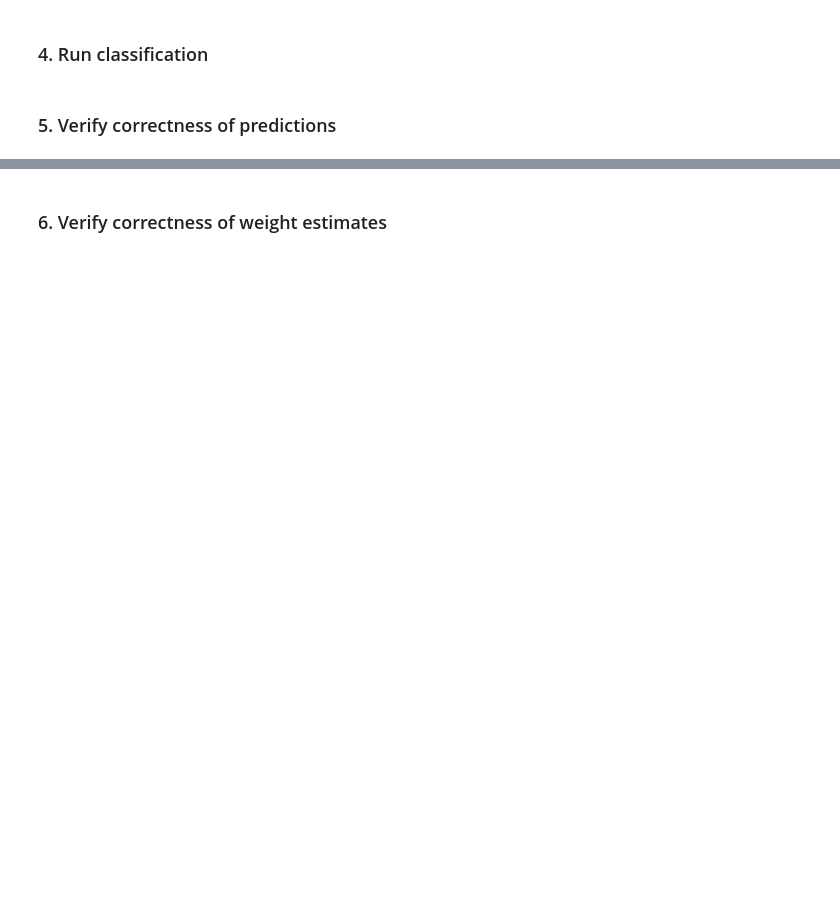
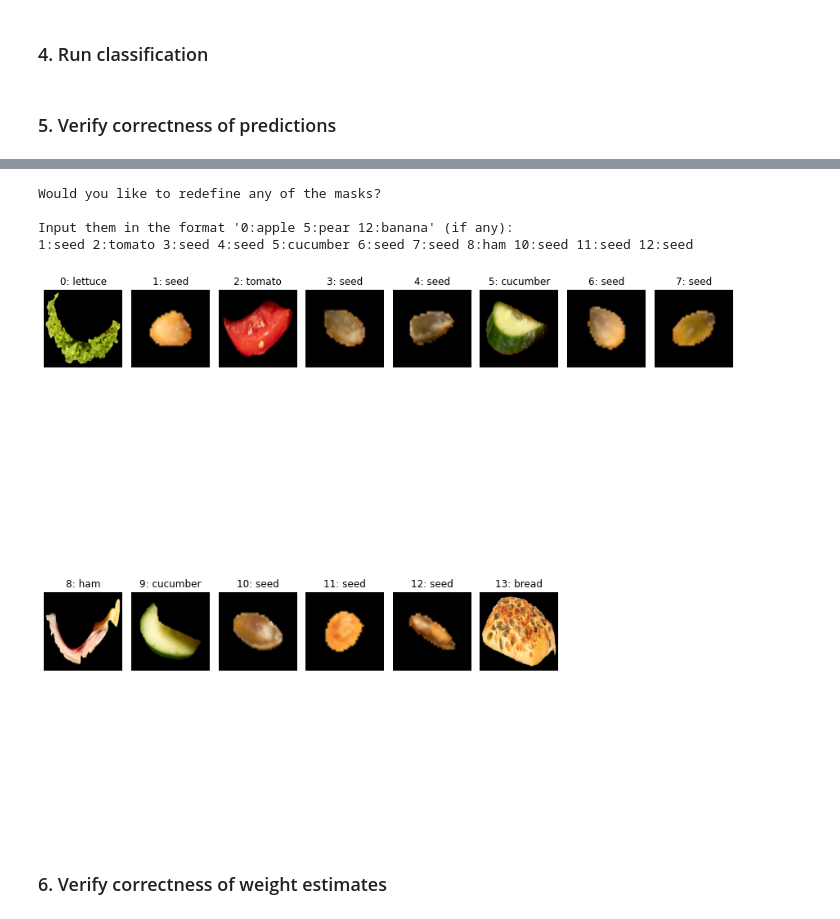
Before and after one commit to IoannaNika/FoodieQuant, a Jupyter notebook: demo.ipynb, the cells around one changed output, grey strips where cells are left out. Cells and saved outputs as stored; diff of their text form; code cells hidden in the pictures; blank space fills up the shorter version.

```diff
--- a/demo.ipynb
+++ b/demo.ipynb
@@ -186,2 +196,32 @@ plt.show()
+# %%
+# Allow the user to modify classification
+prompt = f"""Would you like to redefine any of the masks?\n
+Input them in the format '0:apple 5:pear 12:banana' (if any):\n"""
+answer = input(prompt).lower()
+answer = [element for element in answer.split(" ")]
+
+fig, axes = plt.subplots(grid_length, 8, figsize=(12, 12))
+
+for element in answer:
+    index, category = element.split(":")
+    predictions[int(index)] = category
+
+for index, ax in enumerate(axes.reshape(-1)):
+    if index >= len(segmented_images):
+        ax.set_axis_off()
+        continue
+
+    ax.set_title(f"{index}: {predictions[index]}")
+    ax.set_axis_off()
+    ax.imshow(segmented_images[index])
+
+fig.tight_layout()
+plt.show()
+# %% [output]
+Would you like to redefine any of the masks?
+
+Input them in the format '0:apple 5:pear 12:banana' (if any):
+1:seed 2:tomato 3:seed 4:seed 5:cucumber 6:seed 7:seed 8:ham 10:seed 11:seed 12:seed
+[figure, added]
 # %% [markdown]
 ### 6. Verify correctness of weight estimates
```
Also changed, not shown: parts of 16 cells of this notebook, 16 other files.
